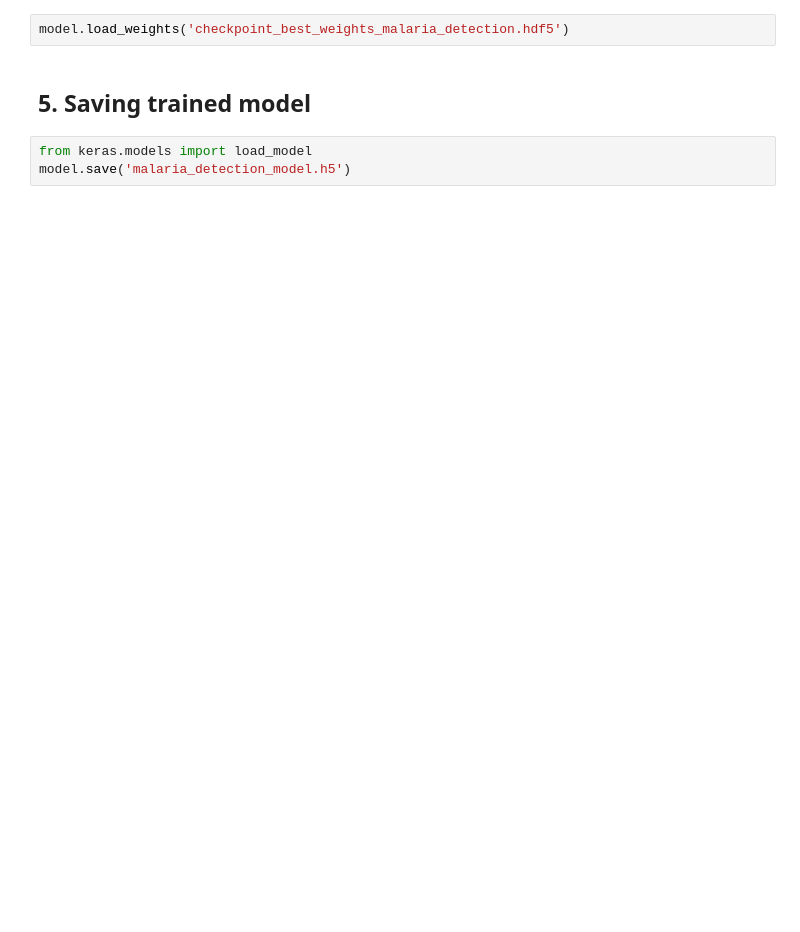
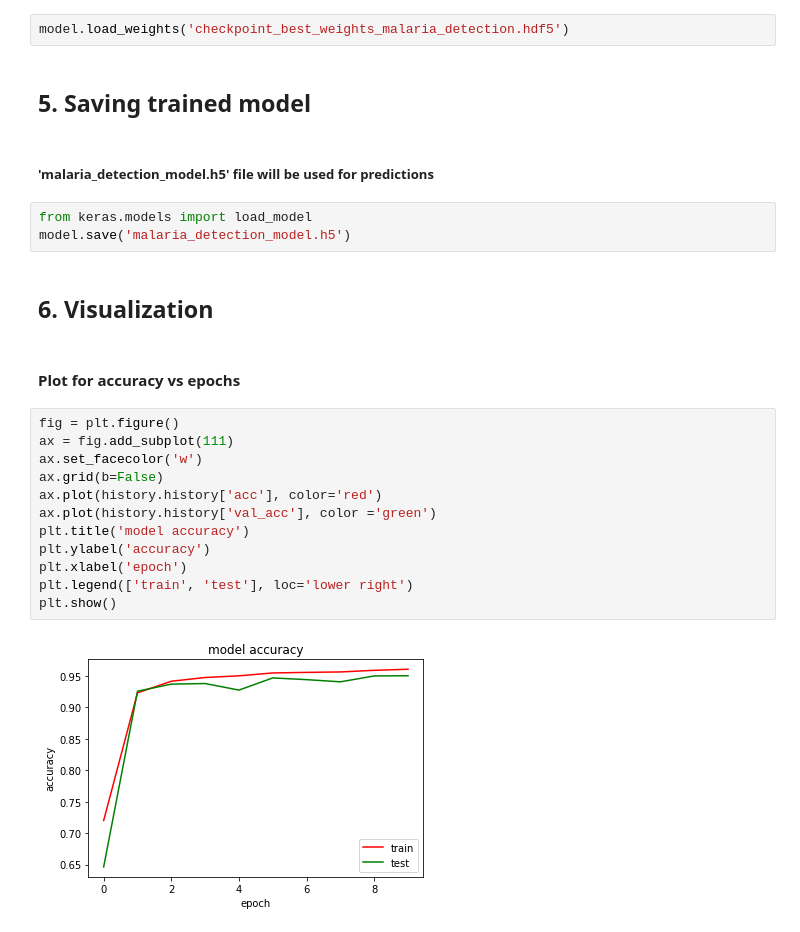
Before and after one commit to naman14310/Malaria-Detection, a Jupyter notebook: malaria_detection_classifier_model.ipynb, the cells around one changed output. Drawn from its saved outputs; the diff is of its cells as text; blank space fills up the shorter version.

Commit message:
Accuracy curve and prediction on validation data

```diff
--- a/malaria_detection_classifier_model.ipynb
+++ b/malaria_detection_classifier_model.ipynb
@@ -169,6 +218,26 @@ history = model.fit_generator(
 model.load_weights('checkpoint_best_weights_malaria_detection.hdf5')
 # %% [markdown]
 ## 5. Saving trained model
+# %% [markdown]
+##### 'malaria_detection_model.h5' file will be used for predictions
 # %%
 from keras.models import load_model
 model.save('malaria_detection_model.h5')
+# %% [markdown]
+## 6. Visualization
+# %% [markdown]
+#### Plot for accuracy vs epochs
+# %%
+fig = plt.figure()
+ax = fig.add_subplot(111)
+ax.set_facecolor('w')
+ax.grid(b=False)
+ax.plot(history.history['acc'], color='red')
+ax.plot(history.history['val_acc'], color ='green')
+plt.title('model accuracy')
+plt.ylabel('accuracy')
+plt.xlabel('epoch')
+plt.legend(['train', 'test'], loc='lower right')
+plt.show()
+# %% [output]
+[figure, added]
```
Also changed, not shown: parts of 15 cells of this notebook.
